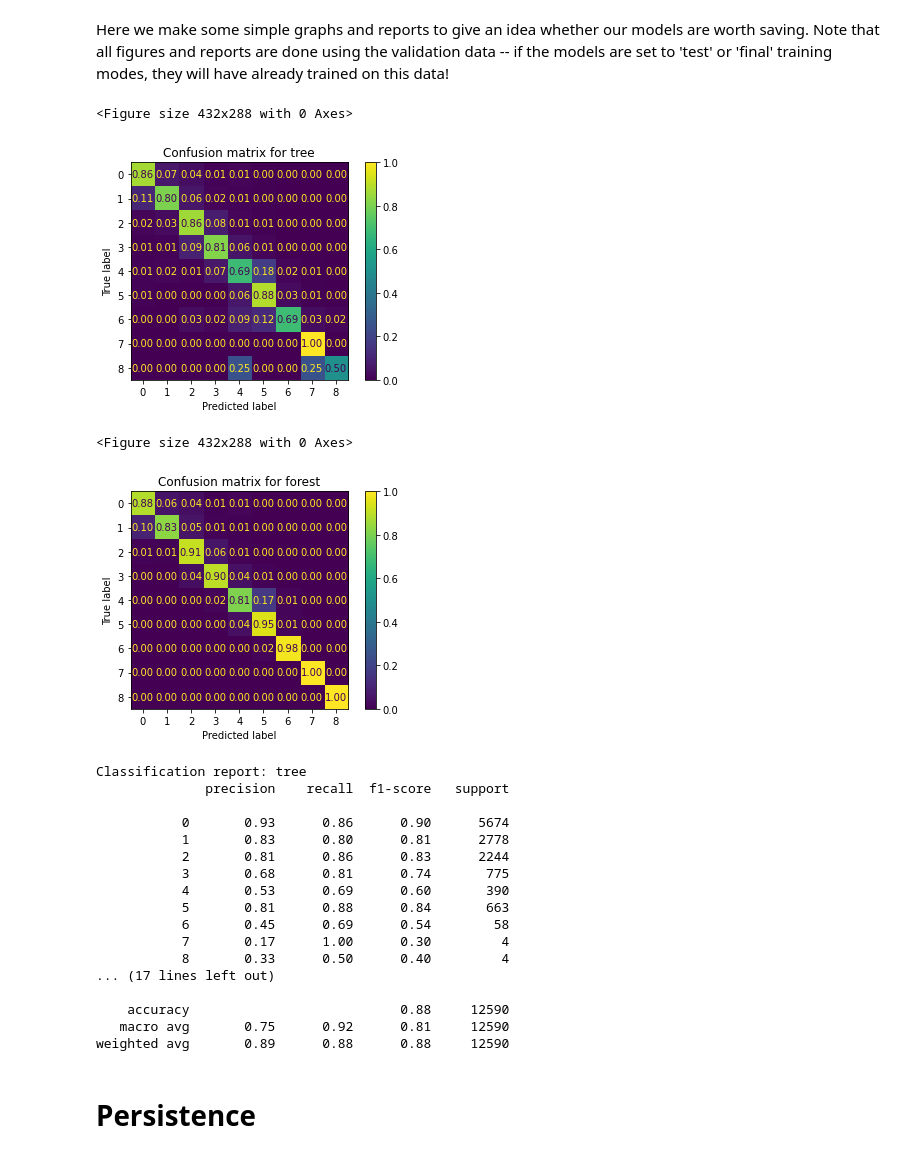
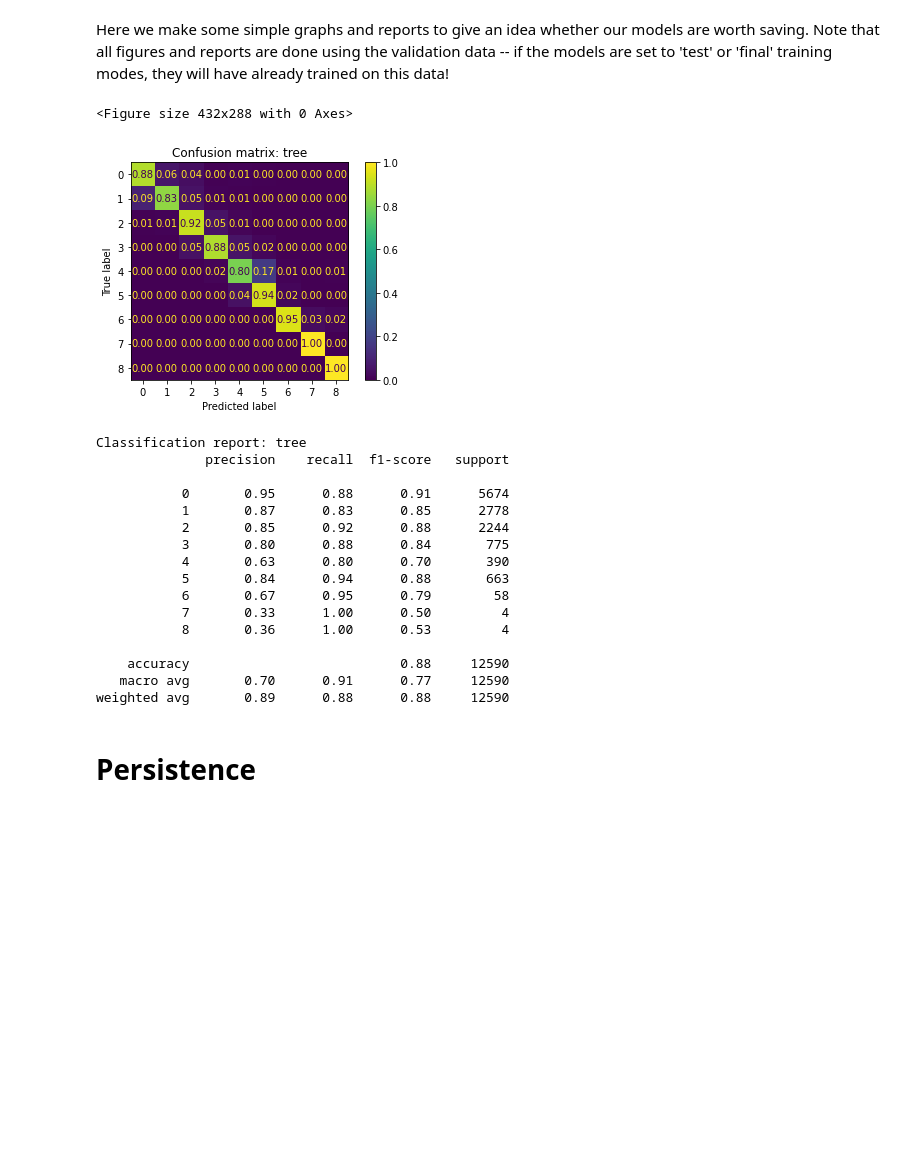
Before and after one commit to NCAR/rda-ML-resource, a Jupyter notebook: mem-classifiers.ipynb, the cells around one changed output. Cells and saved outputs as stored; diff of their text form; code cells hidden in the pictures; blank space fills up the shorter version.

```diff
--- a/mem-classifiers.ipynb
+++ b/mem-classifiers.ipynb
@@ -28,15 +28,15 @@ The random forest model has a fifth option:
 5. 'n_jobs': How many jobs to run in parallel for training. Only used during the grid search (otherwise this setting would persist when the model is saved).
 # %%
 options = {'tree':   {'train_model': True,
-                      'grid_search': True,
-                      'training_mode': 'normal',
-                      'save_model': False},
-           'forest': {'train_model': True,
+                      'grid_search': False,
+                      'training_mode': 'test',
+                      'save_model': True},
+           'forest': {'train_model': False,
                       'grid_search': False,
                       'training_mode': 'test',
                       'save_model': False,
                       'n_jobs': 1},
-           'gboost': {'train_model': True,
+           'gboost': {'train_model': False,
                       'grid_search': False,
                       'training_mode': 'final',
                       'save_model': False},
@@ -394,14 +391,12 @@ Here we make some simple graphs and reports to give an idea whether our models a
 # %%
 for model_name in models_dict:
     if options[model_name]['train_model']:
-        plot_cm(X_val=X_val_norm, y_val=y_val,
+        plot_cm(X=X_val_norm, y_true=y_val,
                 model_name=model_name,
                 model=models_dict[model_name])
 # %% [output]
 <Figure size 432x288 with 0 Axes>
-[figure, old version]
+[figure, new version]
-<Figure size 432x288 with 0 Axes>
-[figure, removed]
 # %%
 for model_name in models_dict:
     if options[model_name]['train_model']:
@@ -411,19 +406,18 @@ for model_name in models_dict:
 Classification report: tree
               precision    recall  f1-score   support
 
-           0       0.93      0.86      0.90      5674
-           1       0.83      0.80      0.81      2778
-           2       0.81      0.86      0.83      2244
-           3       0.68      0.81      0.74       775
-           4       0.53      0.69      0.60       390
-           5       0.81      0.88      0.84       663
-           6       0.45      0.69      0.54        58
-           7       0.17      1.00      0.30         4
-           8       0.33      0.50      0.40         4
-... (17 lines left out)
+           0       0.95      0.88      0.91      5674
+           1       0.87      0.83      0.85      2778
+           2       0.85      0.92      0.88      2244
+           3       0.80      0.88      0.84       775
+           4       0.63      0.80      0.70       390
+           5       0.84      0.94      0.88       663
+           6       0.67      0.95      0.79        58
+           7       0.33      1.00      0.50         4
+           8       0.36      1.00      0.53         4
 
     accuracy                           0.88     12590
-   macro avg       0.75      0.92      0.81     12590
+   macro avg       0.70      0.91      0.77     12590
 weighted avg       0.89      0.88      0.88     12590
 # %% [markdown]
 # Persistence
```
Also changed, not shown: parts of 6 cells of this notebook.
